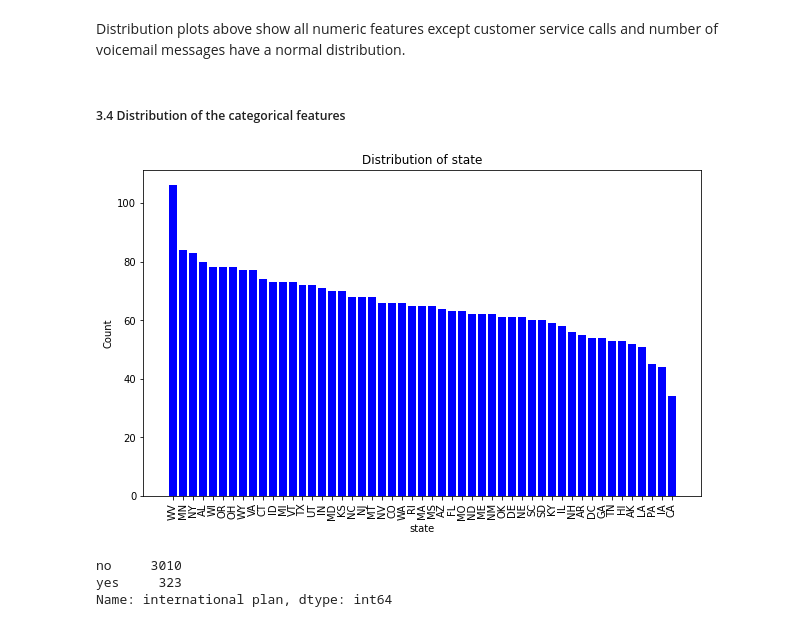
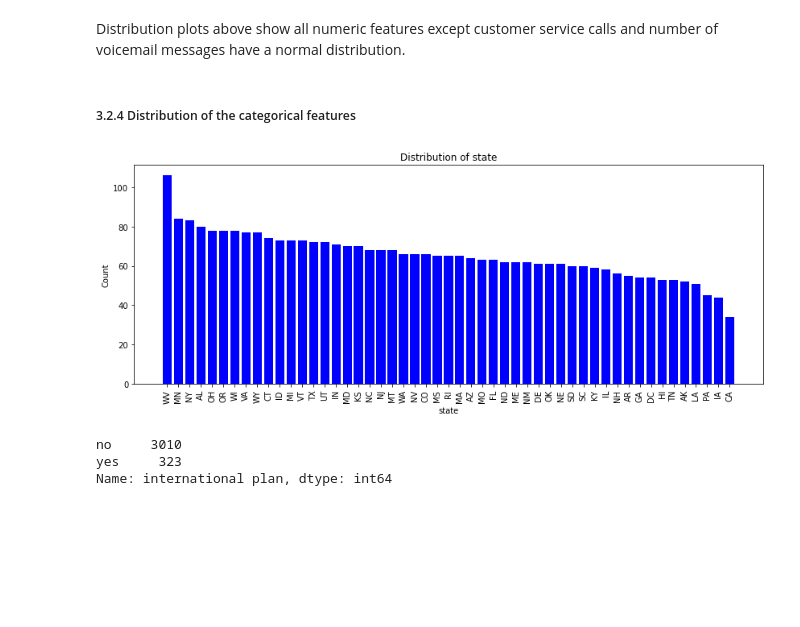
Before and after one commit to Nzoki/PHASE-3-PROJECT, a Jupyter notebook: index.ipynb, the cells around one changed output. Cells and saved outputs as stored; diff of their text form; code cells hidden in the pictures; blank space fills up the shorter version.

Commit message:
univariate and bivariate distributions completed

```diff
--- a/index.ipynb
+++ b/index.ipynb
@@ -242,28 +248,28 @@ plt.show()
 # %% [markdown]
 Distribution plots above show all numeric features  except customer service calls and number of voicemail messages have a normal distribution.
 # %% [markdown]
-##### 3.4 Distribution of the categorical features
+##### 3.2.4 Distribution of the categorical features
 # %%
 def plot_categorical_distribution(df, feature):
     """
     Plots the distribution of a categorical feature in the given data.
     """
     # Count occurrences of each category
     counts = df[feature].value_counts()
 
     # Plotting
-    plt.figure(figsize=(10, 6))
+    plt.figure(figsize=(14, 5))
     plt.bar(counts.index, counts.values, color='blue')
     plt.xlabel(feature)
     plt.ylabel('Count')
     plt.title(f'Distribution of {feature}')
     plt.xticks(rotation=90)
     plt.show()
 
 # 'state' feature
 plot_categorical_distribution(df, 'state')
 # %% [output]
-[figure, old version]
+[figure, new version]
 # %%
 df['international plan'].value_counts()
 # %% [output]
```
Also changed, not shown: parts of 24 cells of this notebook.
